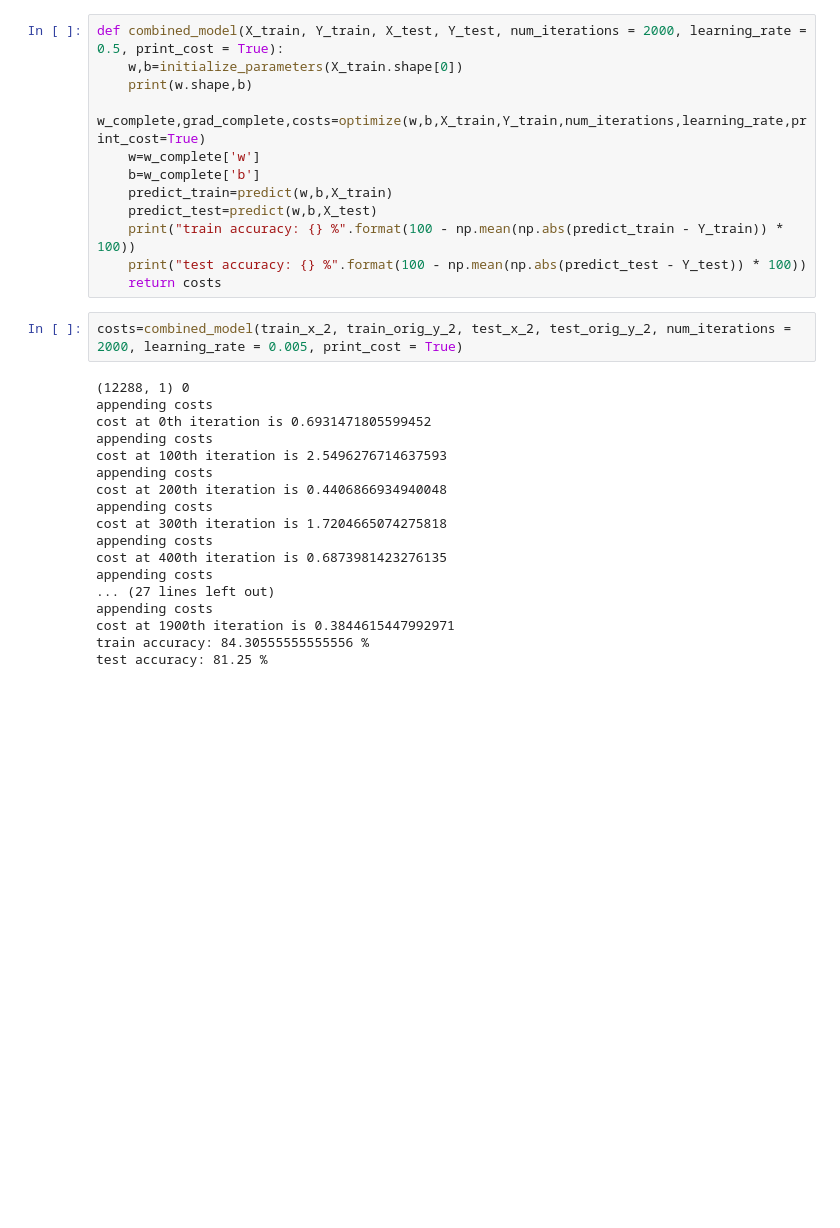
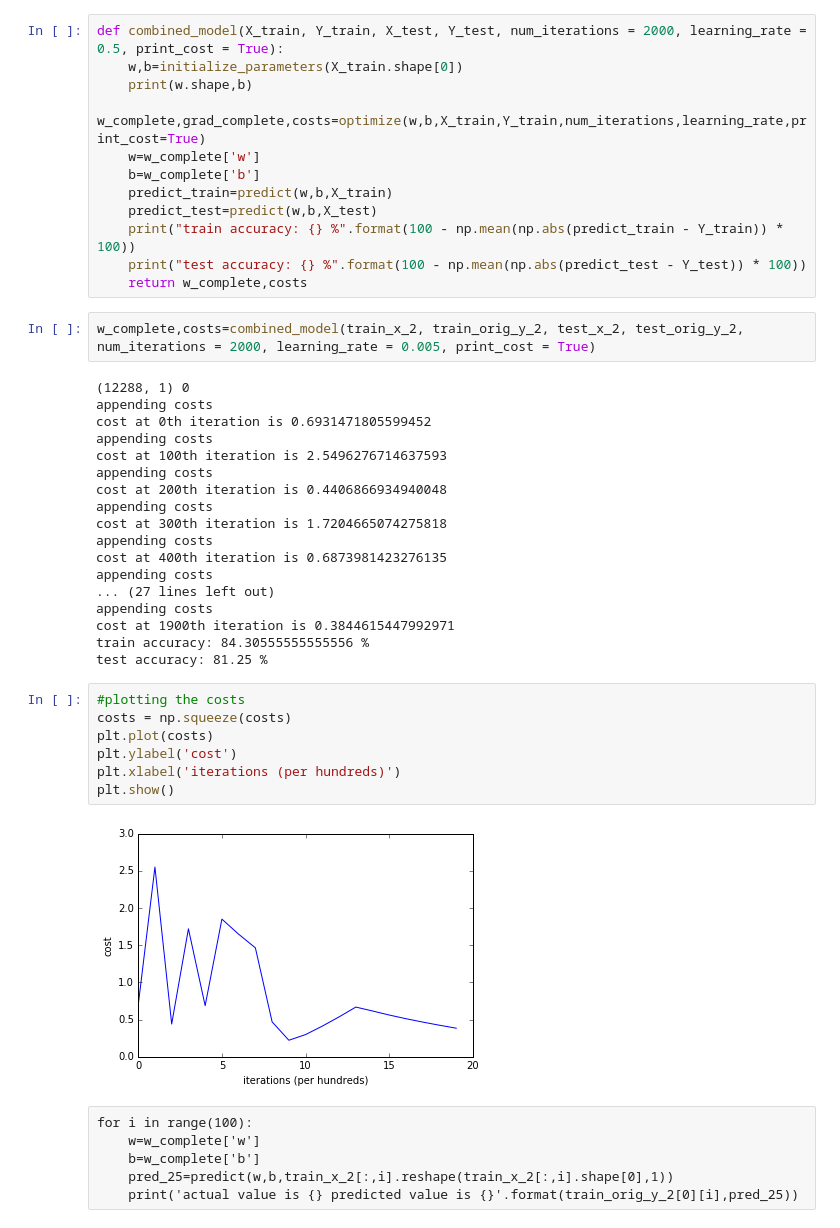
Before and after one commit to srinivasprashanth27/DeepLearning, a Jupyter notebook: Handsigns_dataset_gradient_descent_final.ipynb, the cells around one changed output. Saved outputs shown, nothing was run; the diff lists cells and outputs as text; blank space fills up the shorter version.

Commit message:
Included the predict function and confirmed the dataset

```diff
--- a/Handsigns_dataset_gradient_descent_final.ipynb
+++ b/Handsigns_dataset_gradient_descent_final.ipynb
@@ -164,9 +168,9 @@ def combined_model(X_train, Y_train, X_test, Y_test, num_iterations = 2000, lear
     predict_test=predict(w,b,X_test)
     print("train accuracy: {} %".format(100 - np.mean(np.abs(predict_train - Y_train)) * 100))
     print("test accuracy: {} %".format(100 - np.mean(np.abs(predict_test - Y_test)) * 100))
-    return costs
+    return w_complete,costs
 # %%
-costs=combined_model(train_x_2, train_orig_y_2, test_x_2, test_orig_y_2, num_iterations = 2000, learning_rate = 0.005, print_cost = True)
+w_complete,costs=combined_model(train_x_2, train_orig_y_2, test_x_2, test_orig_y_2, num_iterations = 2000, learning_rate = 0.005, print_cost = True)
 # %% [output]
 (12288, 1) 0
 appending costs
@@ -185,3 +189,18 @@ appending costs
 cost at 1900th iteration is 0.3844615447992971
 train accuracy: 84.30555555555556 %
 test accuracy: 81.25 %
+# %%
+#plotting the costs
+costs = np.squeeze(costs)
+plt.plot(costs)
+plt.ylabel('cost')
+plt.xlabel('iterations (per hundreds)')
+plt.show()
+# %% [output]
+[figure, added]
+# %% [raw]
+for i in range(100):
+    w=w_complete['w']
+    b=w_complete['b']
+    pred_25=predict(w,b,train_x_2[:,i].reshape(train_x_2[:,i].shape[0],1))
+    print('actual value is {} predicted value is {}'.format(train_orig_y_2[0][i],pred_25))
```
Also changed, not shown: parts of 6 cells of this notebook.
